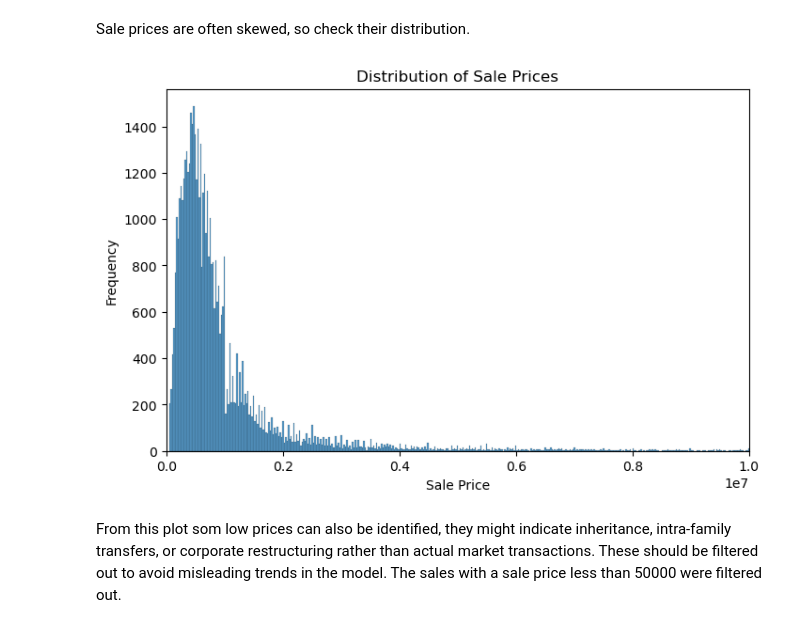
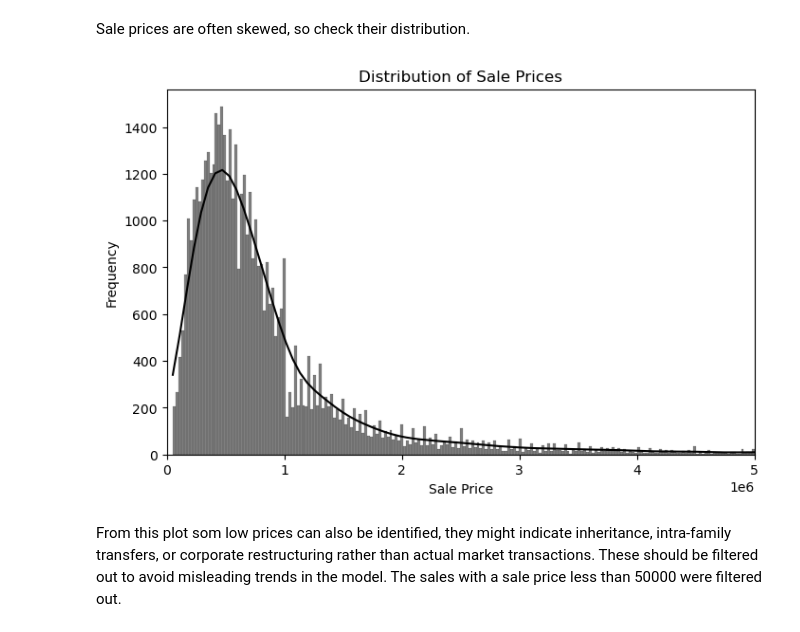
Before and after one commit to LuigiPampanin01/-Default-of-Credit-Card-Clients, a Jupyter notebook: analysis_dataset.ipynb, the cells around one changed output. Cells and saved outputs as stored; diff of their text form; code cells hidden in the pictures.

```diff
--- a/analysis_dataset.ipynb
+++ b/analysis_dataset.ipynb
@@ -60,16 +57,16 @@ Sale prices are often skewed, so check their distribution.
 # %%
 import seaborn as sns
 import matplotlib.pyplot as plt
 
 plt.figure(figsize=(8,5))
-sns.histplot(df["SALE PRICE"], bins=500)
+sns.histplot(df["SALE PRICE"], bins=500, kde=True, color="black")
 plt.title("Distribution of Sale Prices")
 plt.xlabel("Sale Price")
-plt.xlim(0, 1e7)
+plt.xlim(0, 5e6)
 plt.ylabel("Frequency")
 plt.show()
 # %% [output]
-[figure, old version]
+[figure, new version]
 # %% [markdown]
 From this plot som low prices can also be identified, they might indicate inheritance, intra-family transfers, or corporate restructuring rather than actual market transactions. These should be filtered out to avoid misleading trends in the model. The sales with a sale price less than 50000 were filtered out.
 # %% [markdown]
```
Also changed, not shown: parts of 25 cells of this notebook, 8 other files.
